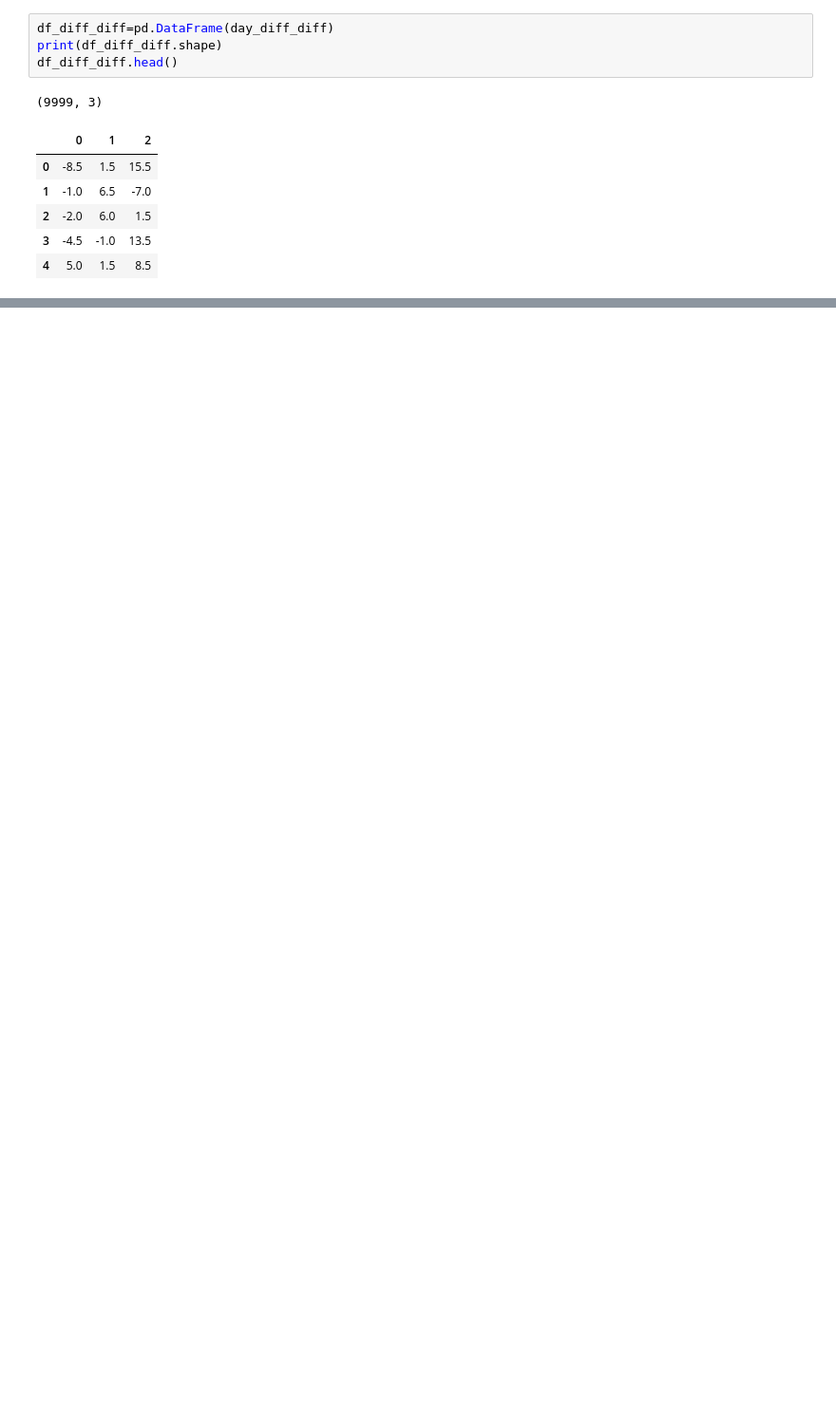
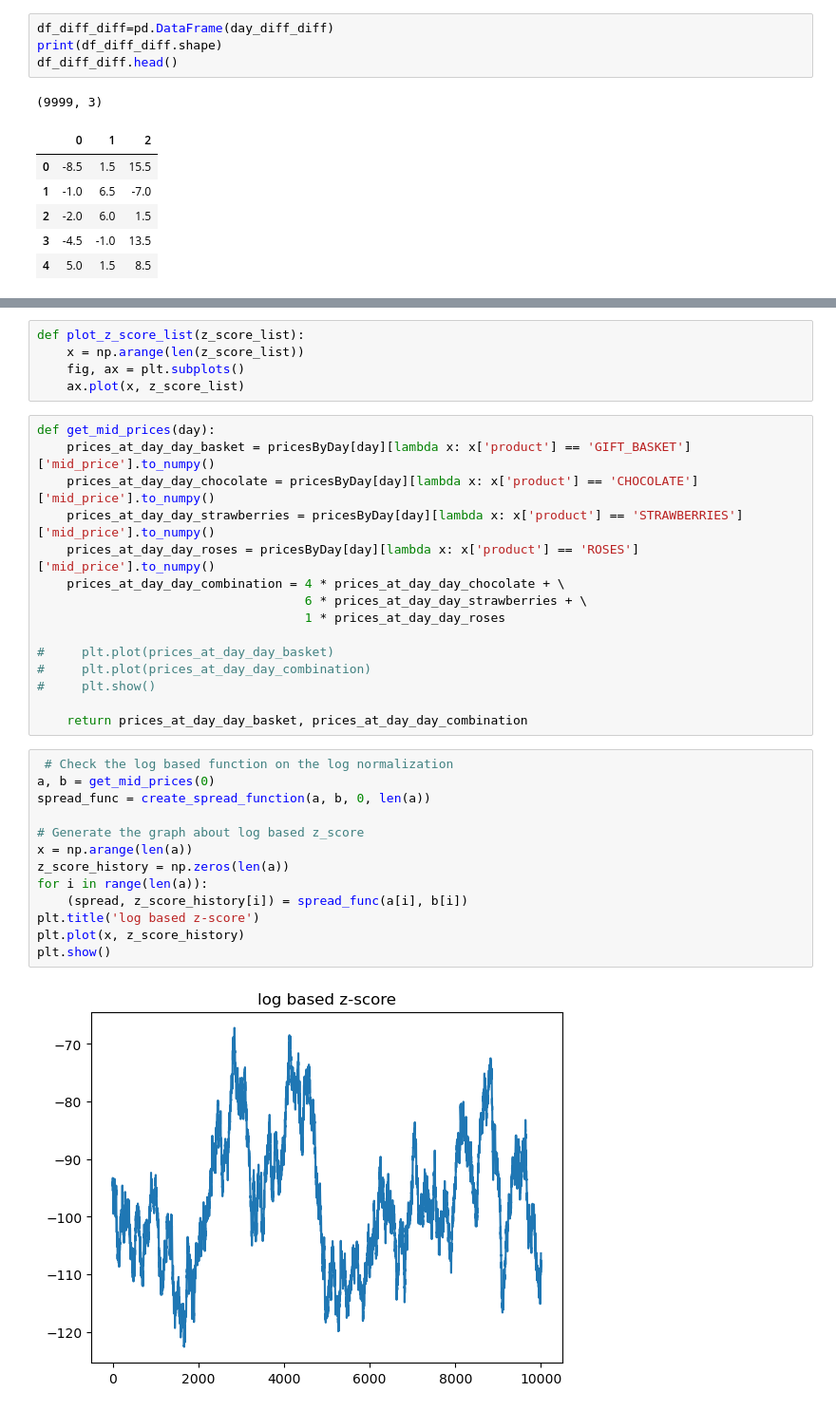
Before and after one commit to josephxiao8/prosperity2, a Jupyter notebook: notebooks/Round 3.ipynb, the cells around one changed output, grey strips where cells are left out. Shown at 95% size. Drawn from its saved outputs; the diff is of its cells as text; blank space fills up the shorter version.

```diff
--- a/notebooks/Round 3.ipynb
+++ b/notebooks/Round 3.ipynb
@@ -297,0 +396,35 @@ df_diff_diff.to_csv('../data/diff_diff.csv')
+# %%
+def plot_z_score_list(z_score_list):
+    x = np.arange(len(z_score_list))
+    fig, ax = plt.subplots()
+    ax.plot(x, z_score_list)
+# %%
+def get_mid_prices(day):
+    prices_at_day_day_basket = pricesByDay[day][lambda x: x['product'] == 'GIFT_BASKET']['mid_price'].to_numpy()
+    prices_at_day_day_chocolate = pricesByDay[day][lambda x: x['product'] == 'CHOCOLATE']['mid_price'].to_numpy()
+    prices_at_day_day_strawberries = pricesByDay[day][lambda x: x['product'] == 'STRAWBERRIES']['mid_price'].to_numpy()
+    prices_at_day_day_roses = pricesByDay[day][lambda x: x['product'] == 'ROSES']['mid_price'].to_numpy()
+    prices_at_day_day_combination = 4 * prices_at_day_day_chocolate + \
+                                    6 * prices_at_day_day_strawberries + \
+                                    1 * prices_at_day_day_roses
+
+#     plt.plot(prices_at_day_day_basket)
+#     plt.plot(prices_at_day_day_combination)
+#     plt.show()
+
+    return prices_at_day_day_basket, prices_at_day_day_combination
+# %%
+ # Check the log based function on the log normalization
+a, b = get_mid_prices(0)
+spread_func = create_spread_function(a, b, 0, len(a))
+
+# Generate the graph about log based z_score
+x = np.arange(len(a))
+z_score_history = np.zeros(len(a))
+for i in range(len(a)):
+    (spread, z_score_history[i]) = spread_func(a[i], b[i])
+plt.title('log based z-score')
+plt.plot(x, z_score_history)
+plt.show()
+# %% [output]
+[figure, added]
```
Also changed, not shown: parts of 16 cells of this notebook, 1 other file.
